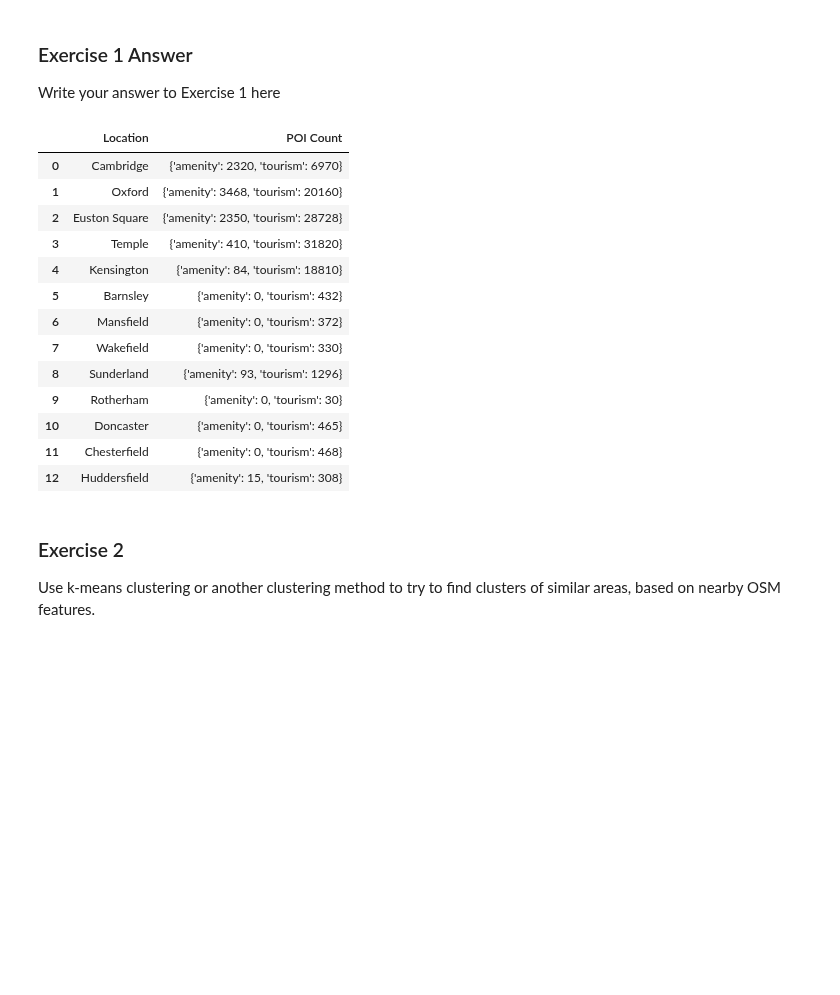
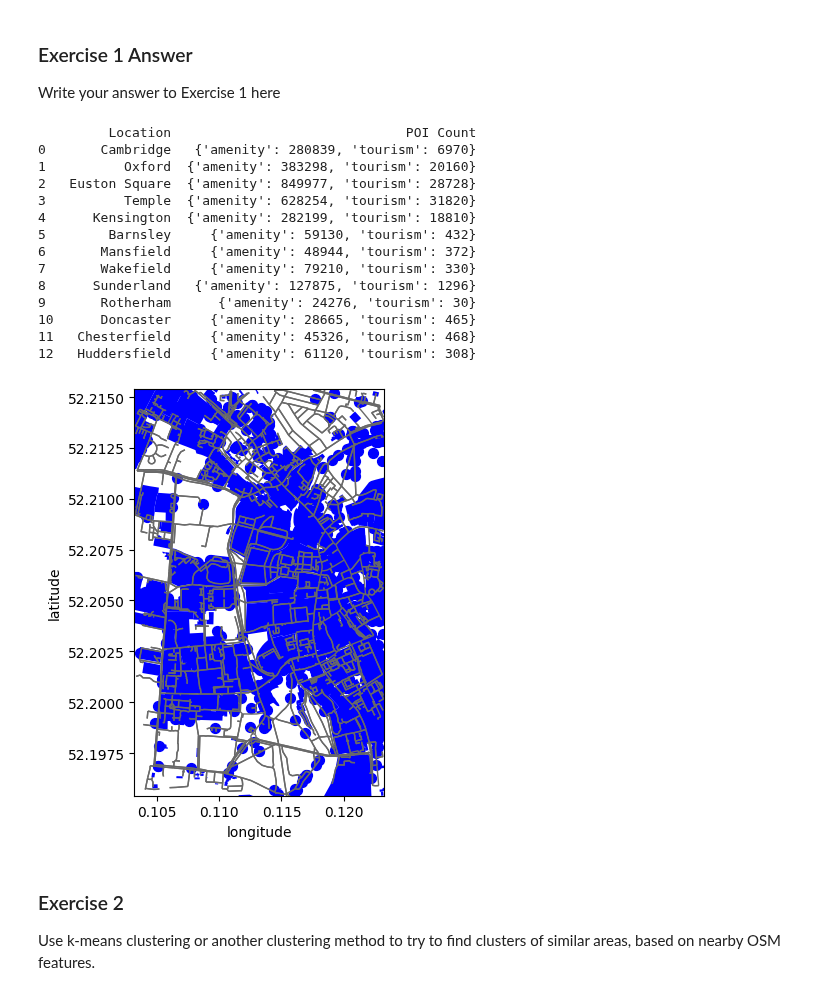
Before and after one commit to JDS289/jd2016_ads_2024, a Jupyter notebook: _notebooks/02-access-assess-geospatial.ipynb, the cells around one changed output. Drawn from its saved outputs; the diff is of its cells as text; code cells hidden in the pictures; blank space fills up the shorter version.

```diff
--- a/_notebooks/02-access-assess-geospatial.ipynb
+++ b/_notebooks/02-access-assess-geospatial.ipynb
@@ -132,7 +132,7 @@ will this approximation work well in all countries?
 box_width = 0.02 # About 2.2 km
 box_height = 0.02
 north = latitude + box_height/2
-south = latitude - box_width/2
+south = latitude - box_height/2
 west = longitude - box_width/2
 east = longitude + box_width/2
 # %% [markdown]
@@ -457,8 +462,10 @@ def count_pois_near_coordinates(latitude: float, longitude: float, tags: dict, d
     poi_dict = {}
     for tag_key, tag_val in tags.items():
       try:
-        count = ox.geometries_from_bbox(latitude + distance_km/111, latitude - distance_km/111,
-                                        longitude + distance_km/111, longitude - distance_km/111, {tag_key: tag_val}).size
+        with warnings.catch_warnings():
+          warnings.simplefilter("ignore")
+          count = ox.geometries_from_bbox(latitude + distance_km/111, latitude - distance_km/111,
+                                          longitude + distance_km/111, longitude - distance_km/111, {tag_key: tag_val}).size
       except ox._errors.InsufficientResponseError:
         count = 0
 
@@ -473,7 +480,7 @@ can also search for specific tags like this:
 # %%
 # Modify this dict
 tags = {
-    "amenity": ["university"],
+    "amenity": True,
     "tourism": True
 }
 # %% [markdown]
@@ -506,27 +513,60 @@ Write your answer to Exercise 1 here
 # %%
 poi_count = {}
 
 for location, (lat, lon) in locations_dict.items():
   poi_count[location] = count_pois_near_coordinates(lat, lon, tags)
 
 poi_count_df = pd.DataFrame(list(poi_count.items()), columns=['Location', 'POI Count'])
 
-poi_count_df
+print(poi_count_df)
+
+
+
+lat, lon = locations_dict["Cambridge"]
+north = lat + box_height/2
+south = lat - box_height/2
+west  = lon - box_width/2
+east  = lon + box_width/2
+graph = ox.graph_from_bbox(north, south, east, west)
+
+# Retrieve nodes and edges
+nodes, edges = ox.graph_to_gdfs(graph)
+
+# Get place boundary related to the place name as a geodataframe
+area = ox.geocode_to_gdf("Cambridge, United Kingdom")
+
+fig, ax = plt.subplots()
+
+# Plot the footprint
+area.plot(ax=ax, facecolor="white")
+
+# Plot street edges
+edges.plot(ax=ax, linewidth=1, edgecolor="dimgray")
+
+ax.set_xlim([west, east])
+ax.set_ylim([south, north])
+ax.set_xlabel("longitude")
+ax.set_ylabel("latitude")
+
+cam_amenities = ox.geometries_from_bbox(north, south, east, west, tags)
+cam_amenities.plot(ax=ax, color="blue", alpha=1, markersize=50)
+plt.tight_layout()
 # %% [output]
-|  | Location | POI Count |
-| 0 | Cambridge | {'amenity': 2320, 'tourism': 6970} |
-| 1 | Oxford | {'amenity': 3468, 'tourism': 20160} |
-| 2 | Euston Square | {'amenity': 2350, 'tourism': 28728} |
-| 3 | Temple | {'amenity': 410, 'tourism': 31820} |
-| 4 | Kensington | {'amenity': 84, 'tourism': 18810} |
-| 5 | Barnsley | {'amenity': 0, 'tourism': 432} |
-| 6 | Mansfield | {'amenity': 0, 'tourism': 372} |
-| 7 | Wakefield | {'amenity': 0, 'tourism': 330} |
-| 8 | Sunderland | {'amenity': 93, 'tourism': 1296} |
-| 9 | Rotherham | {'amenity': 0, 'tourism': 30} |
-| 10 | Doncaster | {'amenity': 0, 'tourism': 465} |
-| 11 | Chesterfield | {'amenity': 0, 'tourism': 468} |
-| 12 | Huddersfield | {'amenity': 15, 'tourism': 308} |
+         Location                              POI Count
+0       Cambridge   {'amenity': 280839, 'tourism': 6970}
+1          Oxford  {'amenity': 383298, 'tourism': 20160}
+2   Euston Square  {'amenity': 849977, 'tourism': 28728}
+3          Temple  {'amenity': 628254, 'tourism': 31820}
+4      Kensington  {'amenity': 282199, 'tourism': 18810}
+5        Barnsley     {'amenity': 59130, 'tourism': 432}
+6       Mansfield     {'amenity': 48944, 'tourism': 372}
+7       Wakefield     {'amenity': 79210, 'tourism': 330}
+8      Sunderland   {'amenity': 127875, 'tourism': 1296}
+9       Rotherham      {'amenity': 24276, 'tourism': 30}
+10      Doncaster     {'amenity': 28665, 'tourism': 465}
+11   Chesterfield     {'amenity': 45326, 'tourism': 468}
+12   Huddersfield     {'amenity': 61120, 'tourism': 308}
+[figure, added]
 # %% [markdown]
 ### Exercise 2
 
```
Also changed, not shown: parts of 5 cells of this notebook.
